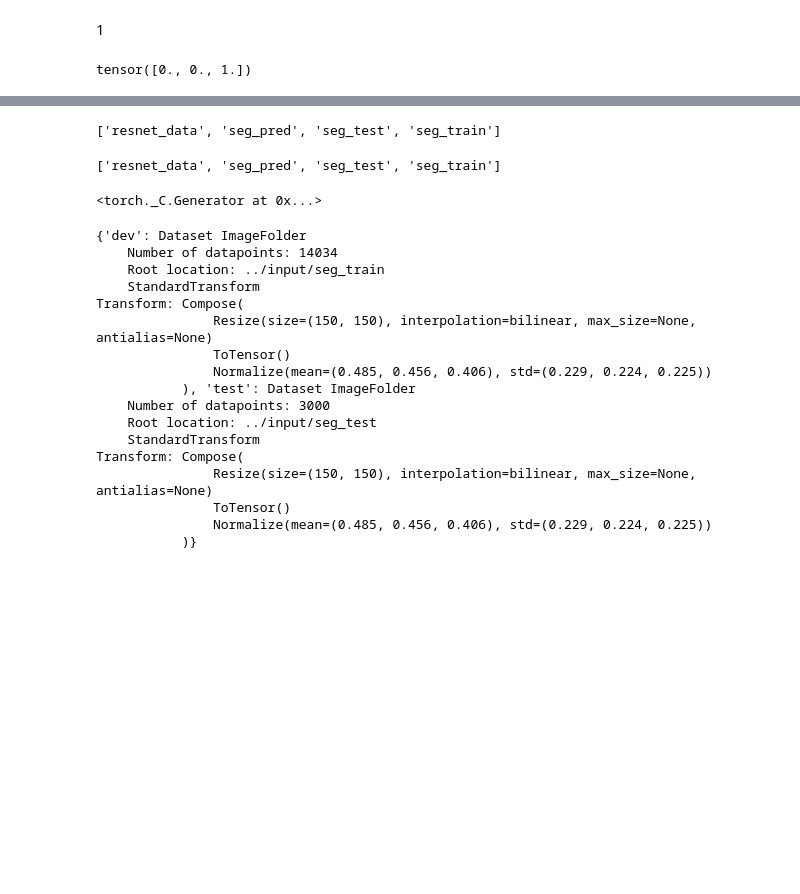
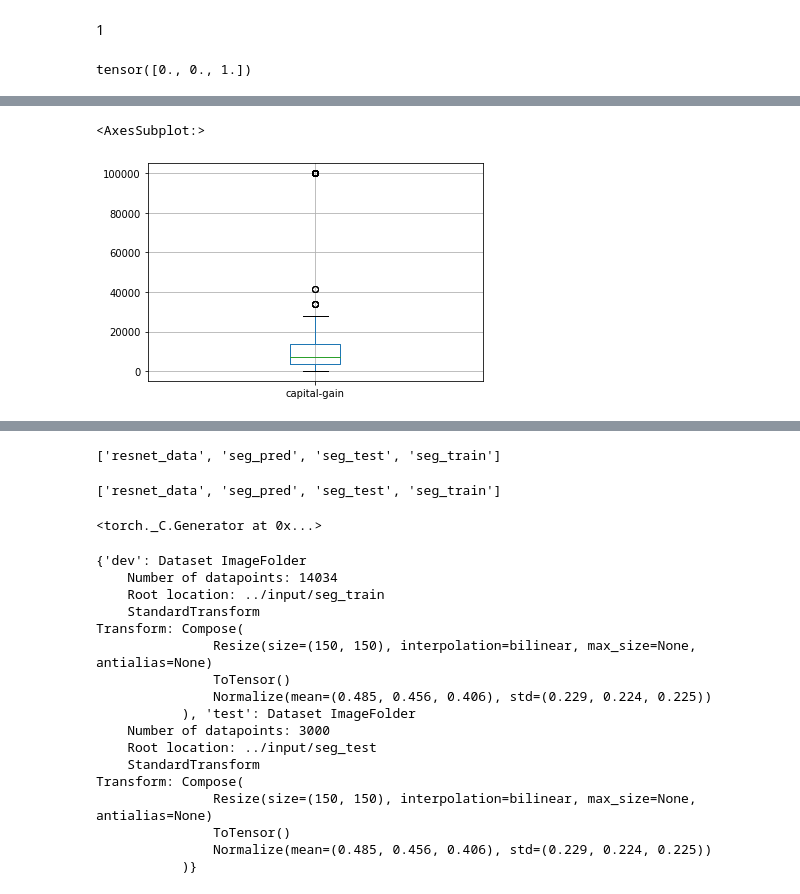
Before and after one commit to ivan-gabavan/Ml, a Jupyter notebook: L3.ipynb, the cells around one changed output, grey strips where cells are left out. Drawn from its saved outputs; the diff is of its cells as text; code cells hidden in the pictures; blank space fills up the shorter version.

```diff
--- a/L3.ipynb
+++ b/L3.ipynb
@@ -251,0 +426,2 @@ task_2()
+# %%
+adult_df.loc[adult_df['occupation'] == "Armed-Forces"] = "?"
@@ -251,0 +468,5 @@ task_2()
+# %%
+adult_df.loc[adult_df['capital-gain'] > 0].boxplot(column=['capital-gain'])
+# %% [output]
+<AxesSubplot:>
+[figure, added]
```
Also changed, not shown: parts of 88 cells of this notebook.
